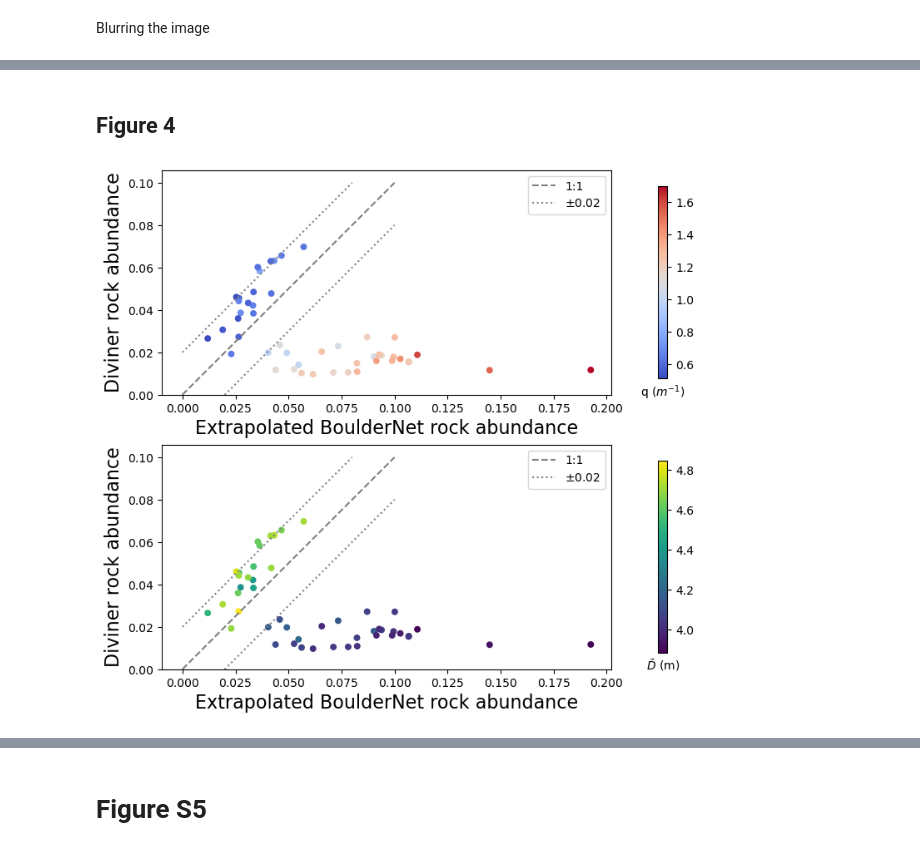
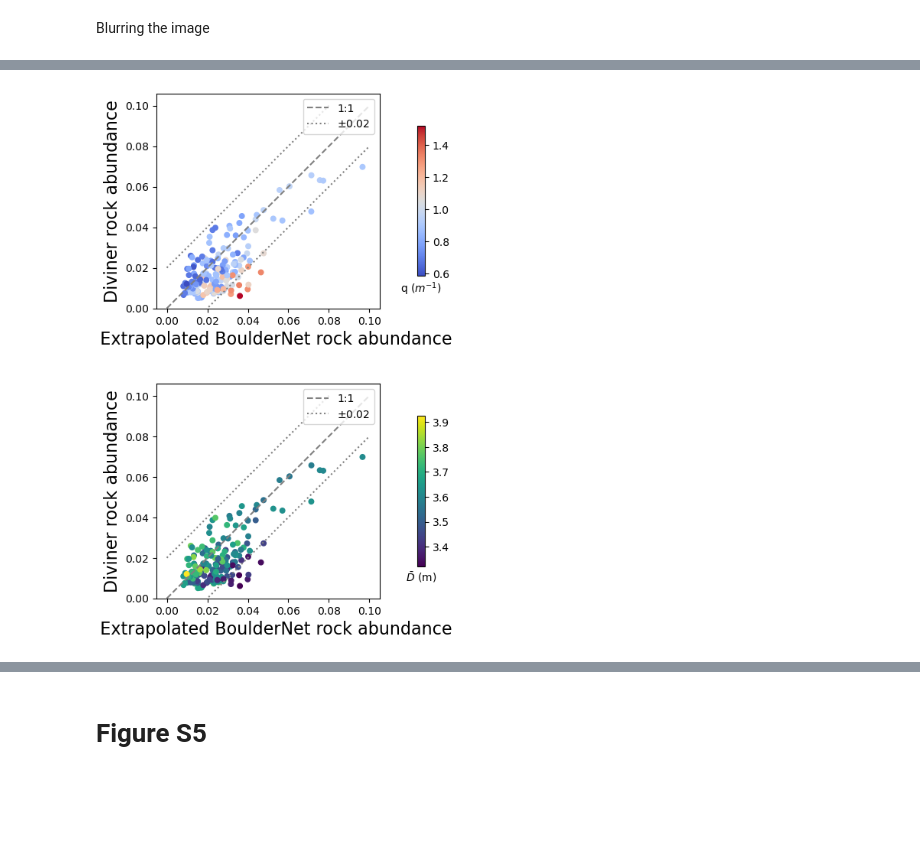
Before and after one commit to brianvamaro/lunarrockabundance, a Jupyter notebook: Lunar Rock Abundance Comparison Analysis.ipynb, the cells around one changed output, grey strips where cells are left out. Saved outputs shown, nothing was run; the diff lists cells and outputs as text; code cells hidden in the pictures; blank space fills up the shorter version.

```diff
--- a/Lunar Rock Abundance Comparison Analysis.ipynb
+++ b/Lunar Rock Abundance Comparison Analysis.ipynb
@@ -134,5 +155,0 @@ CPLE_AppDefinedError: Deleting BlurredBoulderNetRAMap.tif failed: Permission den
-# %%
-blurredBoulderNet_map_ra = "BlurredBoulderNetRAMap.tif"
-ds = rasterio.open(blurredBoulderNet_map_ra)
-blurredBoulderNetRA = ds.read(1)
-ds = None
@@ -169,12 +182,12 @@ Smoothing Graph (Figure 3d)
 # %%
 diviner_ra_vals = divinerRA.flatten()
-boulderNet_ra_vals = blurredBoulderNetRA.flatten()
+blurred_boulderNet_ra_vals = blurredBoulderNetRA.flatten()
 
 plt.figure(figsize=(8, 6))
 
-r_squared = np.corrcoef(diviner_ra_vals, boulderNet_ra_vals)[0][1]
-plt.scatter(diviner_ra_vals, boulderNet_ra_vals, label=f"R² = {r_squared:.2f}", marker='.', color="#431853")
-a, b = np.polyfit(diviner_ra_vals, boulderNet_ra_vals, 1)
+r_squared = (np.corrcoef(diviner_ra_vals, blurred_boulderNet_ra_vals)[0][1])**2
+plt.scatter(diviner_ra_vals, blurred_boulderNet_ra_vals, label=f"R² = {r_squared:.2f}", marker='.', color="#431853")
+a, b = np.polyfit(diviner_ra_vals, blurred_boulderNet_ra_vals, 1)
 plt.plot(diviner_ra_vals, a * diviner_ra_vals + b, color="black", label='Line of best fit')
 
 plt.xlabel("Diviner rock abundance", size=26)
@@ -188,6 +201,5 @@ plt.yticks(fontsize=14)
 
 plt.legend(fontsize=16)
 plt.tight_layout()
-plt.savefig('Figure 3 d high_res_plot.png', dpi=300, bbox_inches='tight')
 plt.show()
 # %% [output]
@@ -201,3 +209,21 @@ tilesDf = pd.read_csv("Data/TileDF.csv").rename(columns={'DivinerRAmean': 'Divin
+# %%
+bouldersGDFYolo = pd.read_csv('Data/yolo_boulders_with_RA_and_tileID.csv')
+bouldersGDFYolo['tile_area'] = bouldersGDFYolo['area_2']
+bouldersGDFYolo['tile_id'] = bouldersGDFYolo['id_3']
+bouldersGDFYolo['boulder_area'] = bouldersGDFYolo['area']
+bouldersGDFYolo['diameter'] = 2 *np.sqrt(bouldersGDFYolo['boulder_area'] / np.pi)
+bouldersGDFYolo['arealFracYolo'] = bouldersGDFYolo['arealFracY']
+bouldersGDFYolo['arealFracPowell'] = bouldersGDFYolo['ArealFrac']
+bouldersGDFYolo['DivinerRA'] = bouldersGDFYolo['DivinerRAm']
+
+
+NUM_TILES = 864
+total_area = NUM_TILES * bouldersGDFYolo.tile_area[1]
+
+area_threshold = .5*.5*5*5
+diameter_threshold = 2* (np.sqrt((area_threshold)/ np.pi))
+
+tilesDf = pd.read_csv("Data/TileDfYoloAndPowell.csv").rename(columns={'DivinerRAm': 'DivinerRA', 'id': 'tile_id', 'ArealFrac':'arealFracPowell', 'arealFracY':'arealFracYolo'})
 # %%
 indicies_k = dict()
 indicies_q = dict()
@@ -408,48 +348,44 @@ plt.show()
-# %% [markdown]
-## Figure 4
 # %%
 fig, (ax1, ax2) = plt.subplots(2, 1, figsize=(8, 12))
 
 # Figure 4a
 diviner_ra_vals = np.asarray(divinerRAs)
-boulderNet_ra_vals = np.asarray(corrBoulderNetRAs)
+boulderNet_ra_vals = np.asarray(yolocorrBoulderNetRAs)
 
-ax1.scatter(boulderNet_ra_vals, diviner_ra_vals, marker='o', s=22, c=q_vals, cmap='coolwarm')
+ax1.scatter(boulderNet_ra_vals, diviner_ra_vals, marker='o', s=22, c=yoloQ_vals, cmap='coolwarm')
 ax1.set_aspect('equal')
 
 x_vals = np.array([0, 0.1])
 y_plus_20 = np.array([0, 0.08]) + .02
 y_minus_20 = x_vals - 0.02
 
 ax1.plot(x_vals, x_vals, c='gray', label="1:1", linestyle="--")
 ax1.plot(np.array([0, 0.08]), y_plus_20, c='gray', linestyle=':', label="$\pm 0.02$")
 ax1.plot(x_vals, y_minus_20, c='gray', linestyle=':')
 
-ax1.set_xlabel("Extrapolated BoulderNet rock abundance", fontsize=16)
+ax1.set_xlabel("   Extrapolated BoulderNet rock abundance", fontsize=16)
 ax1.set_ylabel("Diviner rock abundance", fontsize=16)
 ax1.set_ylim(ymin=0.0)
 ax1.legend(loc='upper right')
 cbar1 = plt.colorbar(ax1.collections[0], ax=ax1, pad=0.08, shrink=0.7)
 cbar1.ax.set_xlabel('q $(m^{-1})$')
 
 # Figure 4b
 ax2.scatter(boulderNet_ra_vals, diviner_ra_vals, marker='o', s=22, c=mean_diameters, cmap='viridis')
 ax2.set_aspect('equal')
 
 ax2.plot(x_vals, x_vals, c='gray', label="1:1", linestyle="--")
 ax2.plot(np.array([0, 0.08]), y_plus_20, c='gray', linestyle=':', label="$\pm 0.02$")
 ax2.plot(x_vals, y_minus_20, c='gray', linestyle=':')
 
-ax2.set_xlabel("Extrapolated BoulderNet rock abundance", fontsize=16)
+ax2.set_xlabel("   Extrapolated BoulderNet rock abundance", fontsize=16)
 ax2.set_ylabel("Diviner rock abundance", fontsize=16)
 ax2.set_ylim(ymin=0.0)
 ax2.legend(loc='upper right')
 cbar2 = plt.colorbar(ax2.collections[0], ax=ax2, pad=0.08, shrink=0.7)
 cbar2.ax.set_xlabel(r'$\bar{D}$ (m)')
 
-plt.tight_layout()
-plt.subplots_adjust(hspace=0, top=0.6, bottom=0.05)
-plt.savefig('high_res_plot.png', dpi=600, bbox_inches='tight')
+plt.subplots_adjust(hspace=0.35, top=0.6, bottom=0.05)
 plt.show()
 # %% [output]
-[figure, old version]
+[figure, new version]
```
Also changed, not shown: parts of 50 cells of this notebook.
